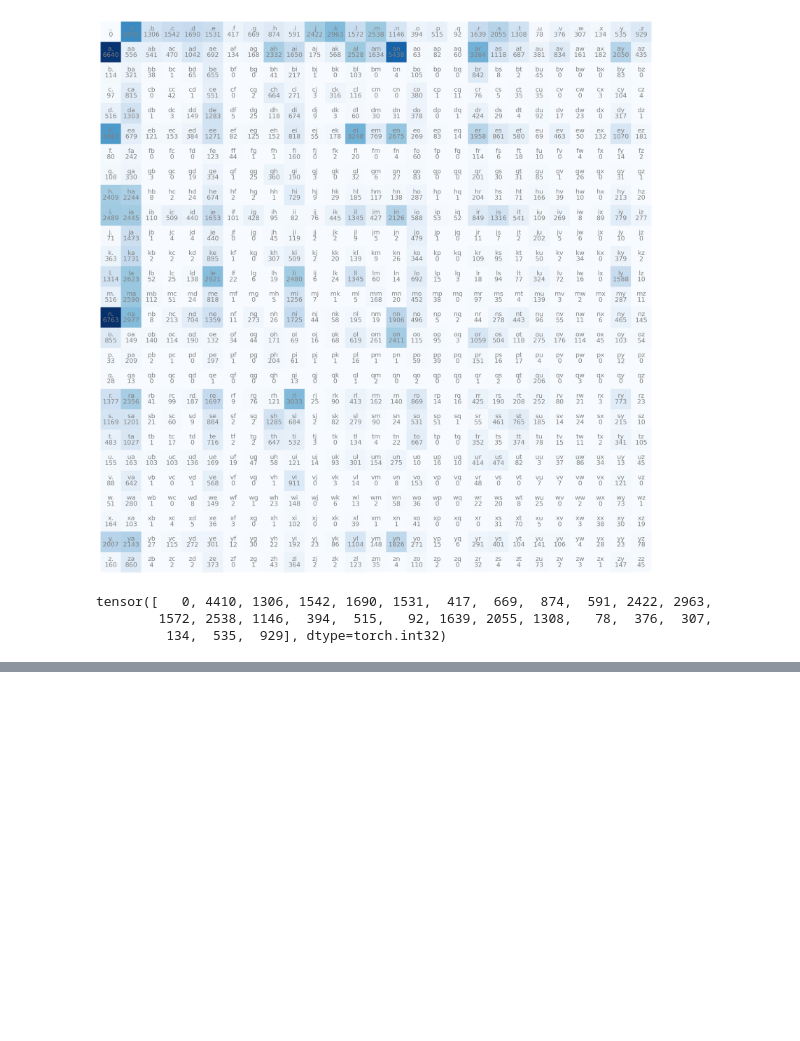
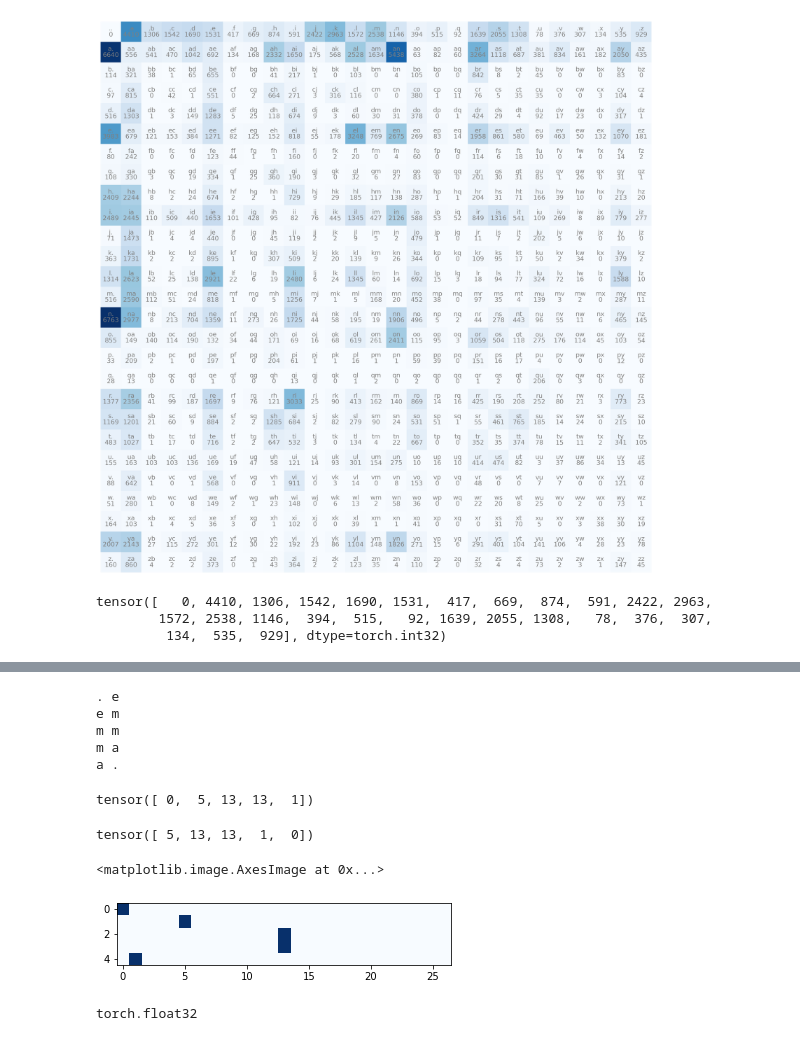
Before and after one commit to Andrina-iris/machine-learning-practice, a Jupyter notebook: makemore/makemore.ipynb, the cells around one changed output, grey strips where cells are left out. Drawn from its saved outputs; the diff is of its cells as text; code cells hidden in the pictures; blank space fills up the shorter version.

```diff
--- a/makemore/makemore.ipynb
+++ b/makemore/makemore.ipynb
@@ -137,0 +110,4 @@ for w in words[:3]:
+# %%
+P = (N+1).float()
+# N+1 makes '0 unlikely' events disappear
+P /= P.sum(1, keepdim=True)
@@ -137,0 +183,53 @@ for w in words[:3]:
+# %%
+# compile the training set of bigrams (x,y)
+xs, ys = [], []
+# inputs and labels
+
+
+for word in words[:1]:
+    chs = ['.'] + list(word) + ['.']
+    for ch1, ch2 in zip(chs, chs[1:]):
+        ix1 = s_to_i[ch1]
+        ix2 = s_to_i[ch2]
+        print(ch1, ch2)
+        xs.append(ix1)
+        ys.append(ix2)
+
+
+xs = torch.tensor(xs)
+ys = torch.tensor(ys)
+# %% [output]
+. e
+e m
+m m
+m a
+a .
+# %%
+xs #integer index
+# %% [output]
+tensor([ 0,  5, 13, 13,  1])
+# %%
+ys
+# %% [output]
+tensor([ 5, 13, 13,  1,  0])
+# %%
+# one hot encoding for neural net
+
+import torch.nn.functional as F
+
+# x encoded
+xenc = F.one_hot(xs, num_classes = 27).float()
+# %%
+# xenc.shape
+plt.imshow(xenc, cmap = "Blues")
+# %% [output]
+<matplotlib.image.AxesImage at 0x...>
+[figure, added]
+# %%
+xenc.dtype
+# float can fit into neural nets
+# after the one-hot encoding, the dtype is the same as the xs input
+# as one-hot encoding doesn't support casting dtype inside
+# I should use .float() after getting it encoded
+# %% [output]
+torch.float32
```
Also changed, not shown: parts of 44 cells of this notebook.
